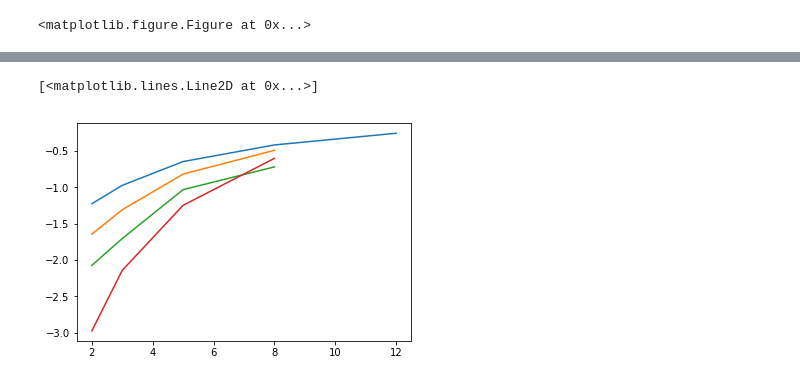
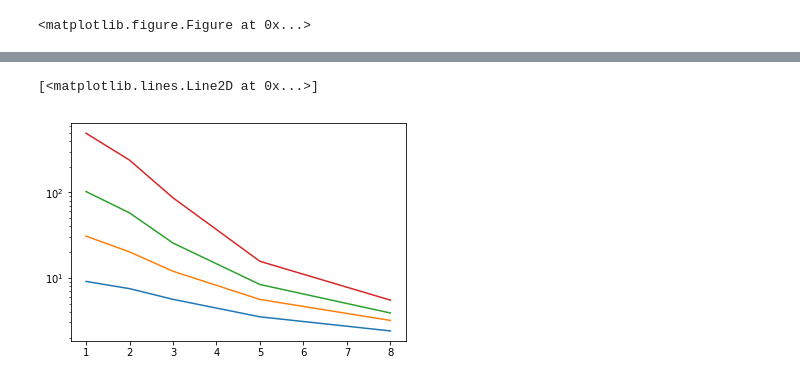
Before and after one commit to albertnbrown/MBL, a Jupyter notebook: HeisenbergOpenBoundry.ipynb, the cells around one changed output, grey strips where cells are left out. Saved outputs shown, nothing was run; the diff lists cells and outputs as text; code cells hidden in the pictures.

```diff
--- a/HeisenbergOpenBoundry.ipynb
+++ b/HeisenbergOpenBoundry.ipynb
@@ -344,7 +467,7 @@ sub.semilogx(hlist, f6[2],basex=5)
 # %%
-hlist = [2,3,5,8,12]
+hlist = [1,2,3,5,8]
 temp = t.clock()
-SerbynAbanin = BipartEntangleS([8,10,12,14],hlist,[1000,100,10,1])
+SerbynAbanin2 = BipartIPR([8,10,12,14],hlist,[20000,2000,200,100])
 print(t.clock()-temp)
 # %% [output]
 L = 8 started.
@@ -375,9 +490,9 @@ h = 12 finished.
 # %%
 out,sub = plt.subplots(1)
-sub.plot(hlist,SerbynAbanin[0])
-sub.plot(hlist,SerbynAbanin[1])
-sub.plot(hlist,SerbynAbanin[2])
-sub.plot(hlist,SerbynAbanin[3])
+sub.semilogy(hlist,SerbynAbanin2[0],basey=10)
+sub.semilogy(hlist,SerbynAbanin2[1],basey=10)
+sub.semilogy(hlist,SerbynAbanin2[2],basey=10)
+sub.semilogy(hlist,SerbynAbanin2[3],basey=10)
 # %% [output]
 [<matplotlib.lines.Line2D at 0x...>]
-[figure, old version]
+[figure, new version]
```
Also changed, not shown: parts of 4 cells of this notebook.
